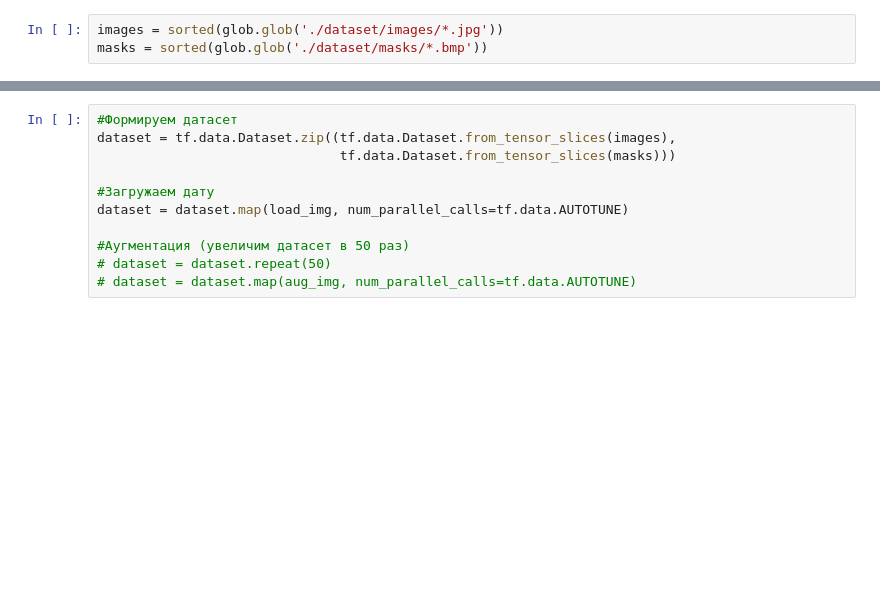
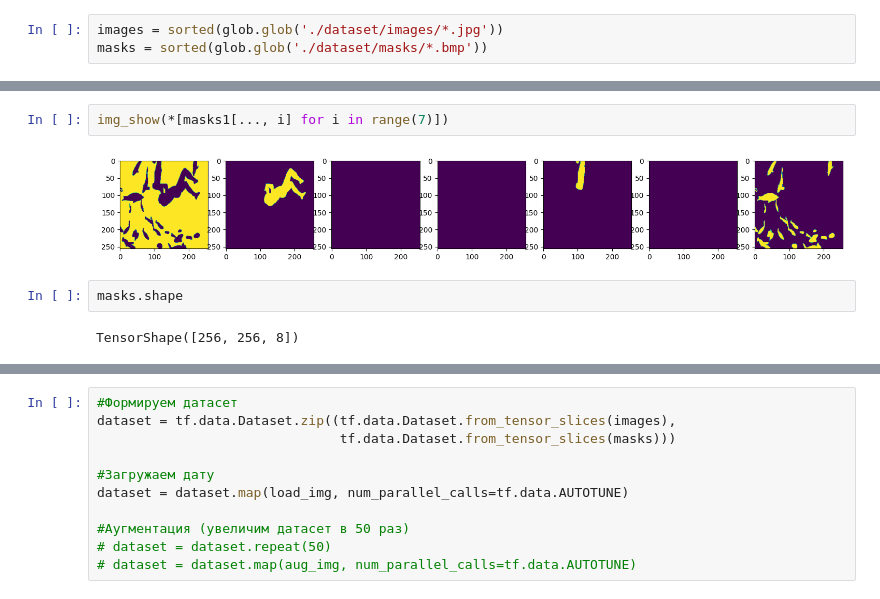
Before and after one commit to tsjadambaa/cv_group6, a Jupyter notebook: main.ipynb, the cells around one changed output, grey strips where cells are left out. Drawn from its saved outputs; the diff is of its cells as text; blank space fills up the shorter version.

```diff
--- a/main.ipynb
+++ b/main.ipynb
@@ -42,0 +85,8 @@ masks = sorted(glob.glob('./dataset/masks/*.bmp'))
+# %%
+img_show(*[masks1[..., i] for i in range(7)])
+# %% [output]
+[figure, added]
+# %%
+masks.shape
+# %% [output]
+TensorShape([256, 256, 8])
```
Also changed, not shown: parts of 31 cells of this notebook, 1 other file.
